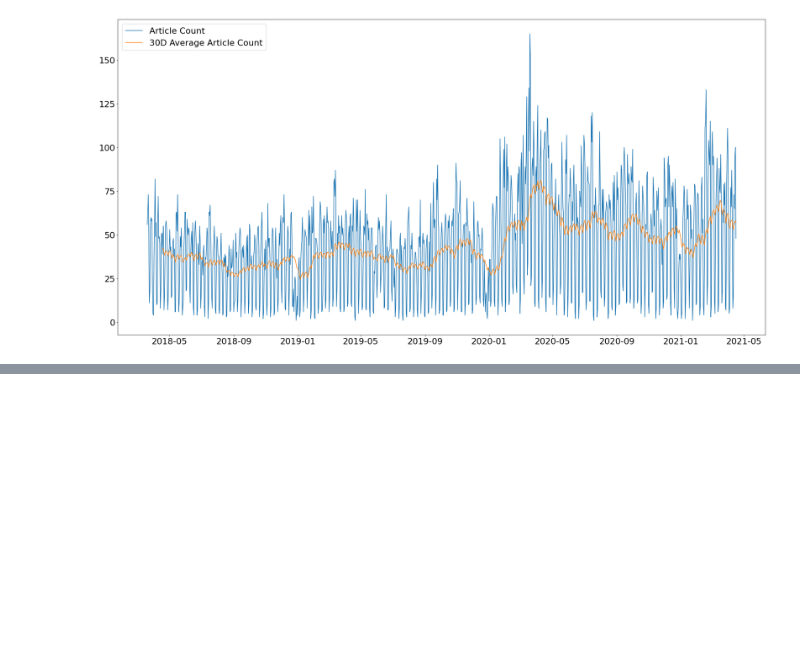
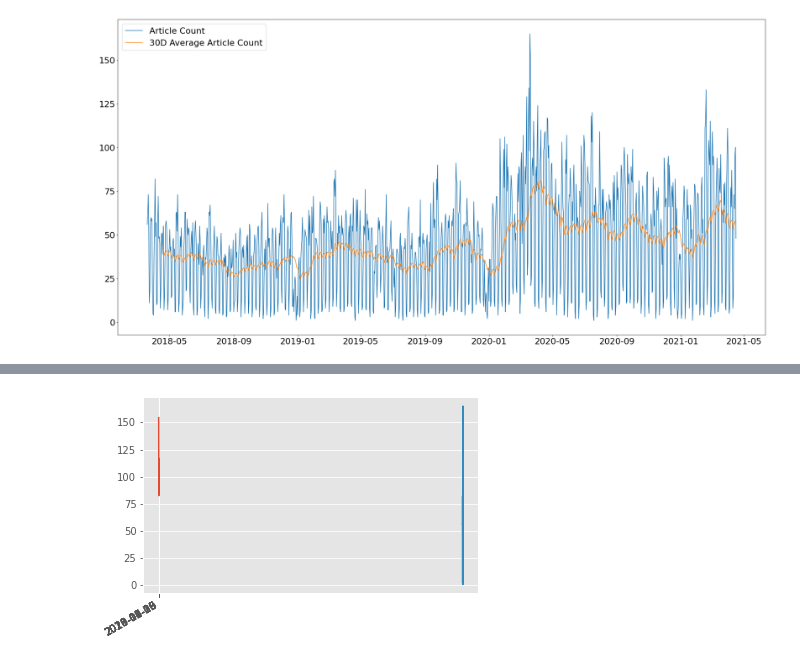
Before and after one commit to hoestlund/thesis, a Jupyter notebook: data_visualisation/reuters_analysis.ipynb, the cells around one changed output, grey strips where cells are left out. Drawn from its saved outputs; the diff is of its cells as text; code cells hidden in the pictures; blank space fills up the shorter version.

Commit message:
Failing at visualization

```diff
--- a/data_visualisation/reuters_analysis.ipynb
+++ b/data_visualisation/reuters_analysis.ipynb
@@ -204,0 +275,8 @@ plt.show()
+# %%
+plt.style.use('ggplot')
+
+ax = price_values.plot()
+time_series.plot(ax=ax)
+plt.show()
+# %% [output]
+[figure, added]
```
Also changed, not shown: parts of 12 cells of this notebook, 1 other file.
